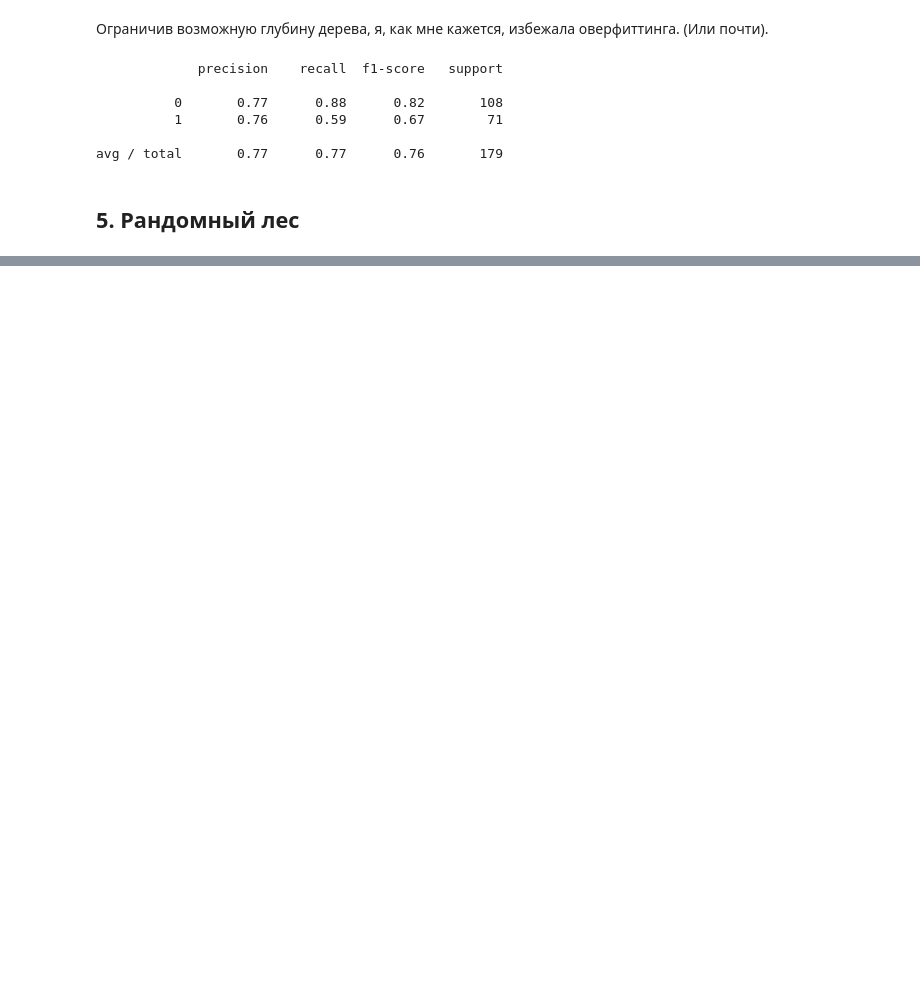
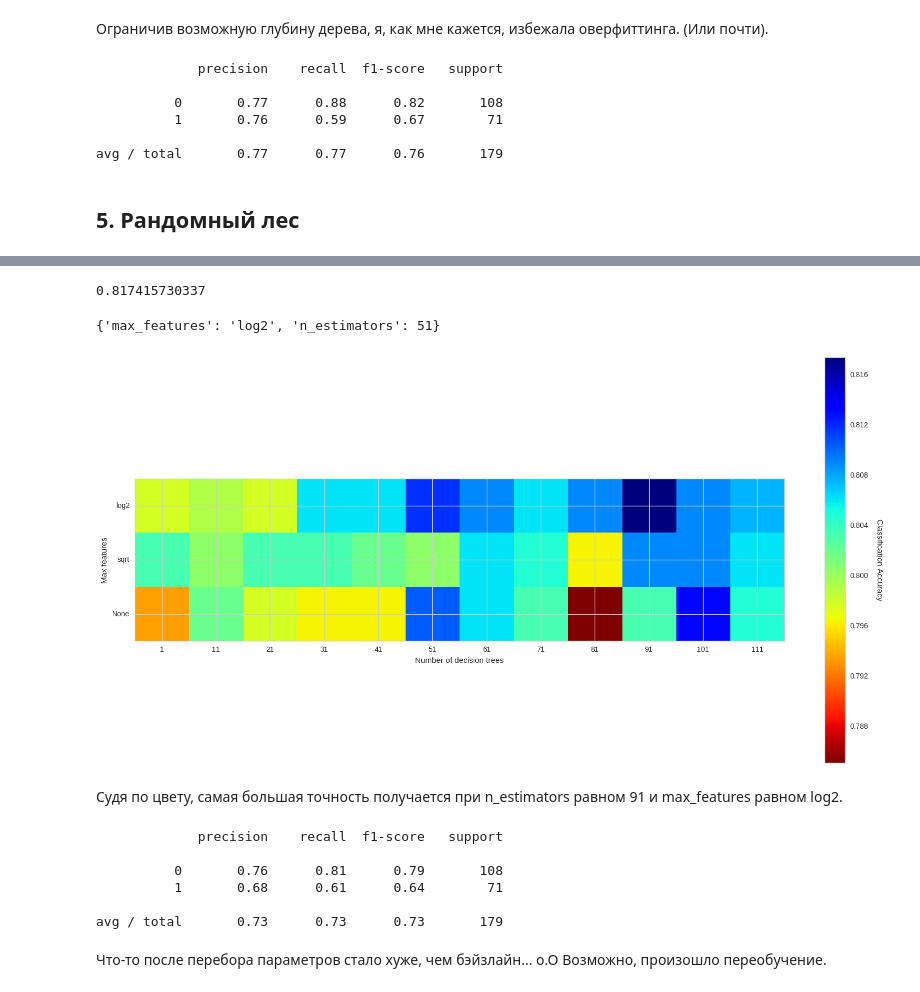
Before and after one commit to maryszmary/ml_hw, a Jupyter notebook: ml_hw1.ipynb, the cells around one changed output, grey strips where cells are left out. Drawn from its saved outputs; the diff is of its cells as text; code cells hidden in the pictures; blank space fills up the shorter version.

Commit message:
random forest

```diff
--- a/ml_hw1.ipynb
+++ b/ml_hw1.ipynb
@@ -180,0 +178,7 @@ model = RandomForestClassifier(n_estimators = 100)
+# %%
+# Getting baseline
+
+model = RandomForestClassifier(n_estimators = 100)
+model.fit(np.array(train_x), np.array(train_y))
+predict_y = model.predict(test_x)
+print(classification_report(test_y, predict_y))
@@ -180,0 +196,7 @@ model = RandomForestClassifier(n_estimators = 100)
+# %%
+n_estimators = list(np.arange(1, 121, 10))
+max_features = [None, 'sqrt', 'log2']
+
+parameters = {'n_estimators': n_estimators, 'max_features': max_features}
+grid = GridSearchCV(model, parameters)
+grid.fit(train_x, train_y)
@@ -180,0 +215,40 @@ model = RandomForestClassifier(n_estimators = 100)
+# %%
+print(grid.best_score_)
+# %% [output]
+0.817415730337
+# %%
+grid.best_params_
+# %% [output]
+{'max_features': 'log2', 'n_estimators': 51}
+# %%
+scores = [x[1] for x in grid.grid_scores_]
+scores = np.array(scores).reshape(len(n_estimators), len(max_features))
+scores = np.transpose(scores)
+
+plt.figure(figsize=(20, 10))
+plt.imshow(scores, interpolation='nearest', origin='higher', cmap='jet_r')
+plt.xticks(np.arange(len(n_estimators)), n_estimators)
+plt.yticks(np.arange(len(max_features)), max_features)
+plt.xlabel('Number of decision trees')
+plt.ylabel('Max features')
+plt.colorbar().set_label('Classification Accuracy', rotation=270, labelpad=20)
+plt.show()
+# %% [output]
+[figure, added]
+# %% [markdown]
+Судя по цвету, самая большая точность получается при n_estimators равном 91 и max_features равном log2.
+# %%
+# проверяю, как лучшая модель работает на тестовой выборке
+
+predict_y = grid.best_estimator_.predict(test_x)
+print(classification_report(test_y, predict_y))
+# %% [output]
+             precision    recall  f1-score   support
+
+          0       0.76      0.81      0.79       108
+          1       0.68      0.61      0.64        71
+
+avg / total       0.73      0.73      0.73       179
+# %% [markdown]
+Что-то после перебора параметров стало хуже, чем бэйзлайн... о.О
+Возможно, произошло переобучение.
```
Also changed, not shown: parts of 5 cells of this notebook.
